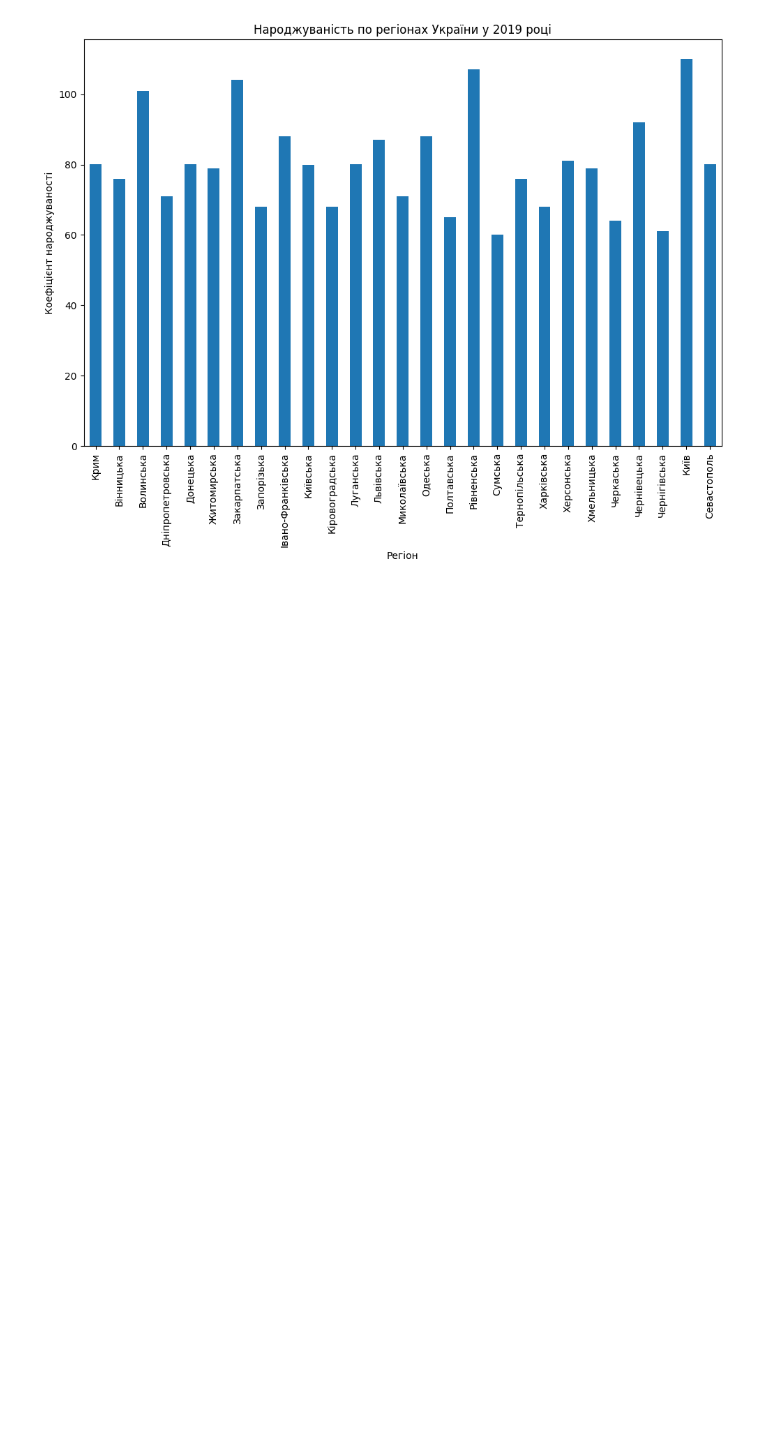
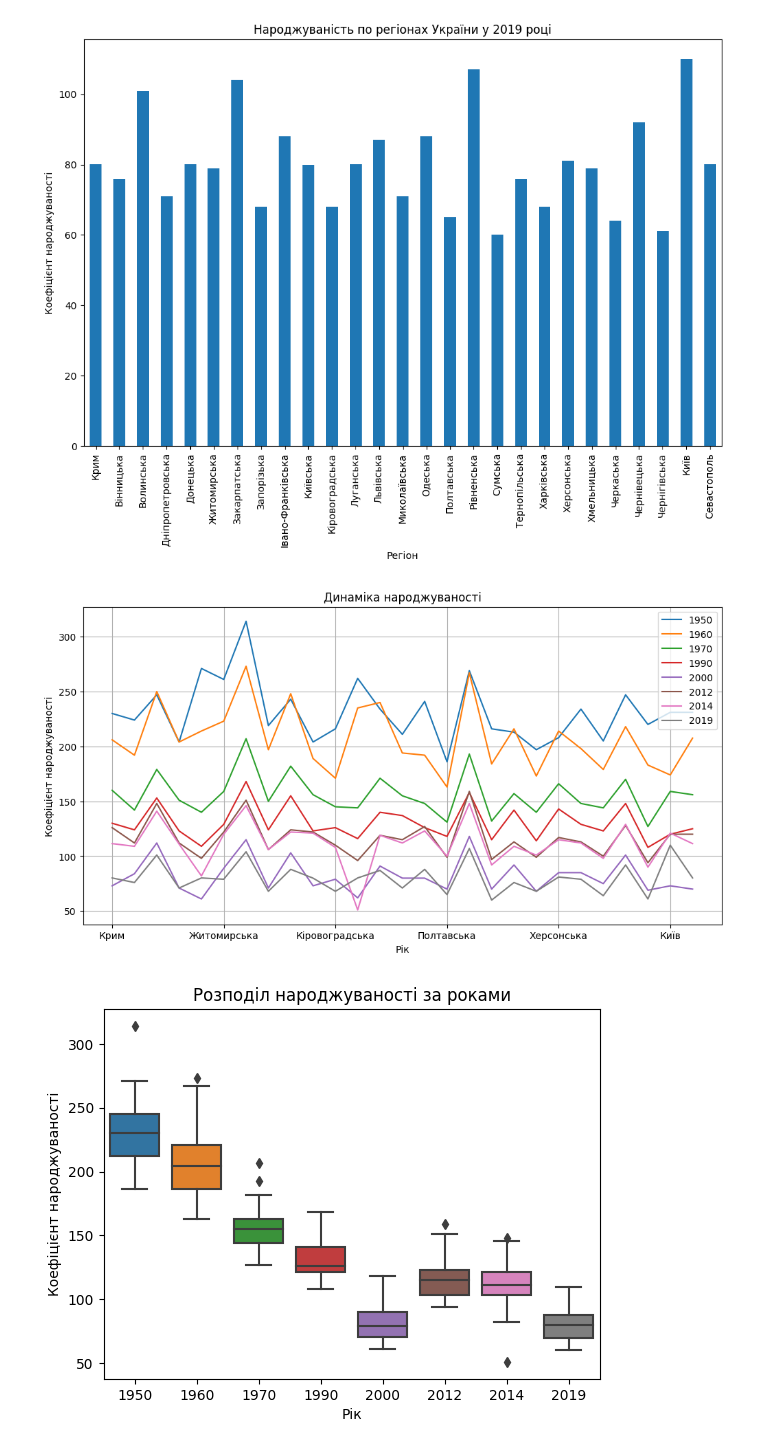
Before and after one commit to YuriSerhiienko/data_science_hw2, a Jupyter notebook: Hw2.1.ipynb, the cells around one changed output. Saved outputs shown, nothing was run; the diff lists cells and outputs as text; code cells hidden in the pictures; blank space fills up the shorter version.

```diff
--- a/Hw2.1.ipynb
+++ b/Hw2.1.ipynb
@@ -107,3 +108,30 @@ plt.tight_layout()
 plt.show()
 # %% [output]
 [figure]
+# %%
+%matplotlib inline
+import matplotlib.pyplot as plt
+import seaborn as sns
+
+# Графік 1: Лінійний графік динаміки народжуваності
+birth_rate_data.plot(kind='line', figsize=(12, 6))
+plt.title('Динаміка народжуваності')
+plt.xlabel('Рік')
+plt.ylabel('Коефіцієнт народжуваності')
+plt.grid(True)
+plt.show()
+
+# Графік 2: Боксплот розподілу народжуваності за роками
+sns.boxplot(data=birth_rate_data)
+plt.title('Розподіл народжуваності за роками')
+plt.xlabel('Рік')
+plt.ylabel('Коефіцієнт народжуваності')
+plt.show()
+
+# Графік 3: Теплова карта кореляції між роками
+sns.heatmap(birth_rate_data.corr(), annot=True)
+plt.title('Теплова карта кореляції між роками')
+plt.show()
+# %% [output]
+[figure, added]
+[figure, added]
```
Also changed, not shown: parts of 6 cells of this notebook.
